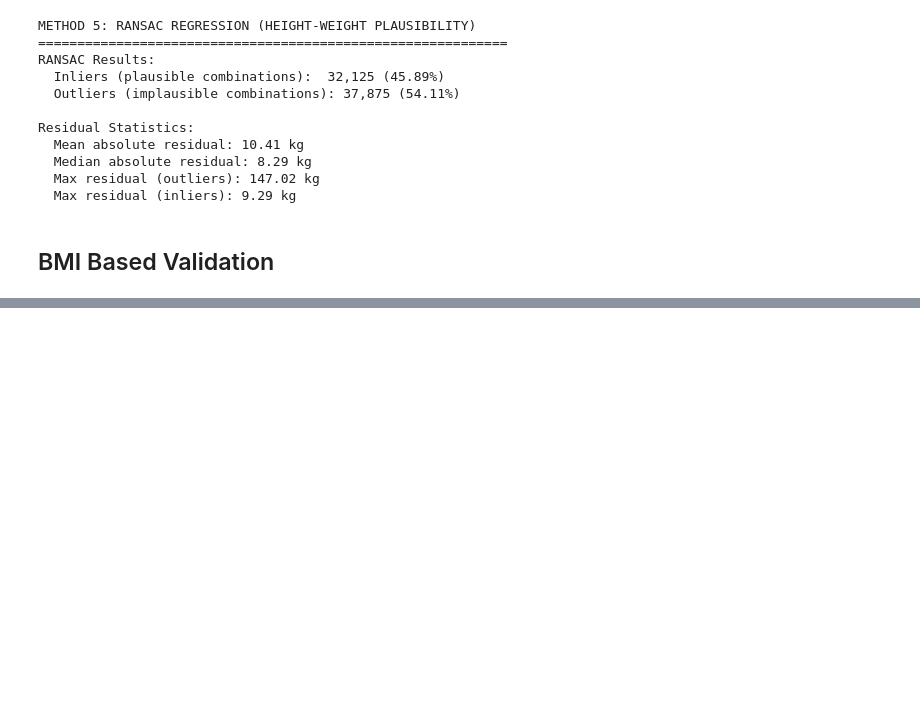
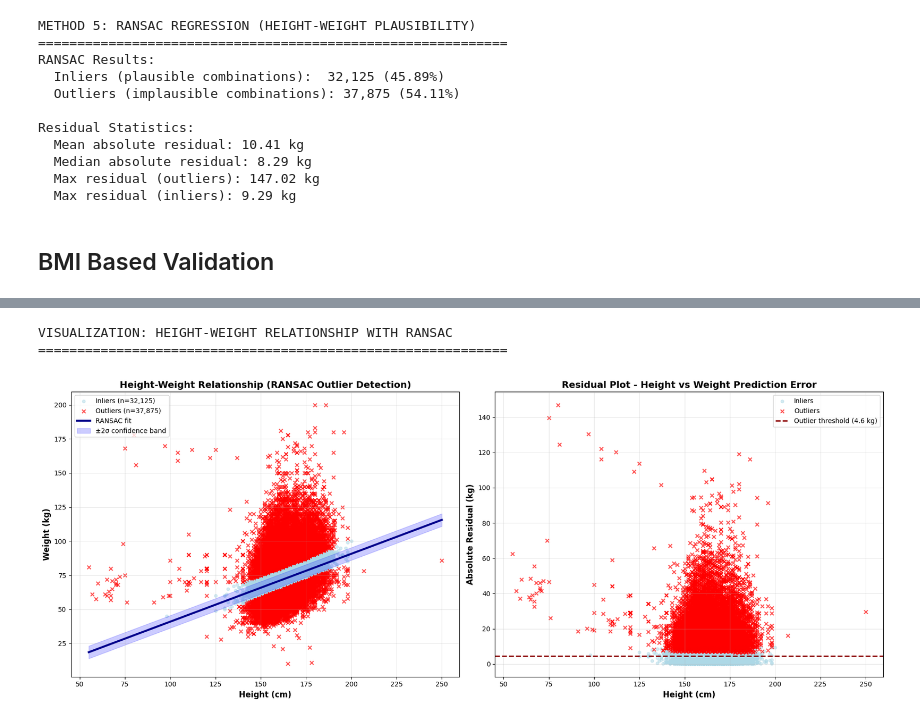
Before and after one commit to eyyuboeztuerk-arch/DPP-Stackfuel-Data-Science-Projekt, a Jupyter notebook: notebooks/01_exploration.ipynb, the cells around one changed output, grey strips where cells are left out. Cells and saved outputs as stored; diff of their text form; code cells hidden in the pictures; blank space fills up the shorter version.

```diff
--- a/notebooks/01_exploration.ipynb
+++ b/notebooks/01_exploration.ipynb
@@ -978,0 +1035,68 @@ if len(extreme_bmi_low) > 0 or len(extreme_bmi_high) > 0:
+# %%
+# =============================================================================
+# VISUALIZATION: HEIGHT-WEIGHT RELATIONSHIP WITH RANSAC
+# =============================================================================
+
+print("\nVISUALIZATION: HEIGHT-WEIGHT RELATIONSHIP WITH RANSAC")
+print("="*60)
+
+fig, axes = plt.subplots(1, 2, figsize=(18, 7))
+
+# Plot 1: Scatter plot with RANSAC fit
+ax1 = axes[0]
+
+# Plot inliers and outliers
+ax1.scatter(df.loc[inlier_mask, 'height'],
+           df.loc[inlier_mask, 'weight'],
+           c='lightblue', alpha=0.5, s=20, label=f'Inliers (n={n_inliers_ransac:,})')
+ax1.scatter(df.loc[outlier_mask, 'height'],
+           df.loc[outlier_mask, 'weight'],
+           c='red', alpha=0.7, s=30, marker='x', label=f'Outliers (n={n_outliers_ransac:,})')
+
+# Plot RANSAC regression line
+line_X = np.linspace(df['height'].min(), df['height'].max(), 100).reshape(-1, 1)
+line_y = ransac.predict(line_X)
+ax1.plot(line_X, line_y, color='darkblue', linewidth=3, label='RANSAC fit')
+
+# Add confidence bands (±2 std of inlier residuals)
+inlier_residuals_std = residuals[inlier_mask].std()
+ax1.fill_between(line_X.ravel(),
+                 line_y - 2*inlier_residuals_std,
+                 line_y + 2*inlier_residuals_std,
+                 alpha=0.2, color='blue', label='±2σ confidence band')
+
+ax1.set_xlabel('Height (cm)', fontsize=12, fontweight='bold')
+ax1.set_ylabel('Weight (kg)', fontsize=12, fontweight='bold')
+ax1.set_title('Height-Weight Relationship (RANSAC Outlier Detection)',
+             fontsize=14, fontweight='bold')
+ax1.legend(loc='upper left')
+ax1.grid(True, alpha=0.3)
+
+# Plot 2: Residual plot
+ax2 = axes[1]
+
+ax2.scatter(df.loc[inlier_mask, 'height'],
+           residuals[inlier_mask],
+           c='lightblue', alpha=0.5, s=20, label='Inliers')
+ax2.scatter(df.loc[outlier_mask, 'height'],
+           residuals[outlier_mask],
+           c='red', alpha=0.7, s=30, marker='x', label='Outliers')
+
+# Add threshold line
+threshold = inlier_residuals_std * 2
+ax2.axhline(y=threshold, color='darkred', linestyle='--', linewidth=2,
+           label=f'Outlier threshold ({threshold:.1f} kg)')
+
+ax2.set_xlabel('Height (cm)', fontsize=12, fontweight='bold')
+ax2.set_ylabel('Absolute Residual (kg)', fontsize=12, fontweight='bold')
+ax2.set_title('Residual Plot - Height vs Weight Prediction Error',
+             fontsize=14, fontweight='bold')
+ax2.legend(loc='upper right')
+ax2.grid(True, alpha=0.3)
+
+plt.tight_layout()
+plt.show()
+# %% [output]
+VISUALIZATION: HEIGHT-WEIGHT RELATIONSHIP WITH RANSAC
+============================================================
+[figure, added]
```
Also changed, not shown: parts of 3 cells of this notebook.
